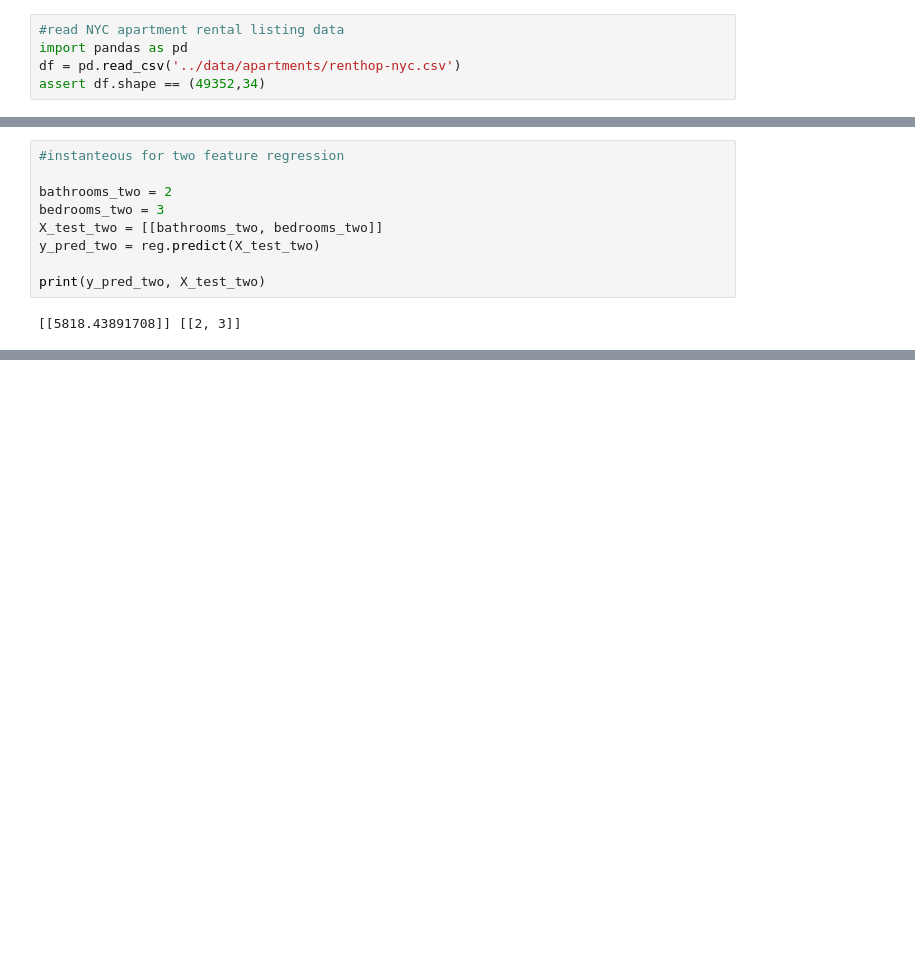
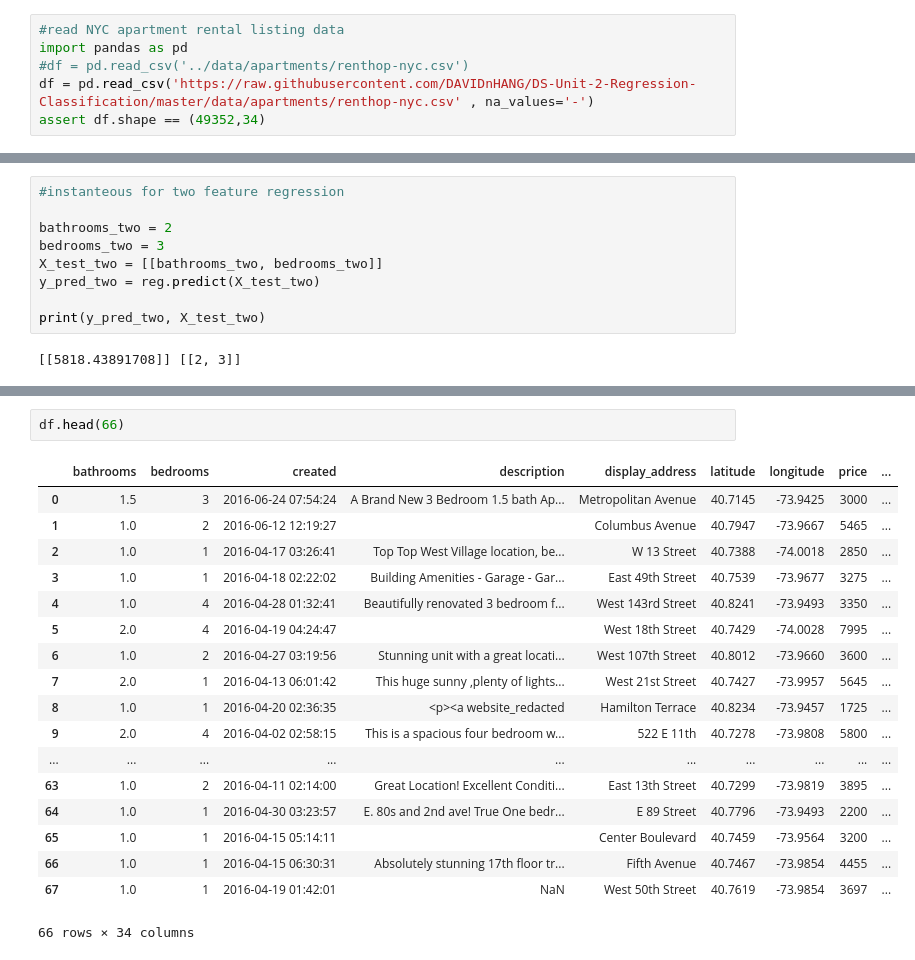
Before and after one commit to DAVIDnHANG/DS-Unit-2-Regression-Classification, a Jupyter notebook: module1/Unit2_RegressionClassification_ipynb_TurnIN.ipynb, the cells around one changed output, grey strips where cells are left out. Drawn from its saved outputs; the diff is of its cells as text; blank space fills up the shorter version.

```diff
--- a/module1/Unit2_RegressionClassification_ipynb_TurnIN.ipynb
+++ b/module1/Unit2_RegressionClassification_ipynb_TurnIN.ipynb
@@ -68,7 +73,8 @@ warnings.filterwarnings(action='ignore', category=FutureWarning, module='numpy')
 # %%
 #read NYC apartment rental listing data
 import pandas as pd
-df = pd.read_csv('../data/apartments/renthop-nyc.csv')
+#df = pd.read_csv('../data/apartments/renthop-nyc.csv')
+df = pd.read_csv('https://raw.githubusercontent.com/DAVIDnHANG/DS-Unit-2-Regression-Classification/master/data/apartments/renthop-nyc.csv' , na_values='-')
 assert df.shape == (49352,34)
 # %%
 #extreme price 1375 <= x <= 15500
@@ -171,0 +191,21 @@ predictMulti([2,3])
+# %%
+df.head(66)
+# %% [output]
+|  | bathrooms | bedrooms | created | description | display_address | latitude | longitude | price | ... |
+| 0 | 1.5 | 3 | 2016-06-24 07:54:24 | A Brand New 3 Bedroom 1.5 bath Ap... | Metropolitan Avenue | 40.7145 | -73.9425 | 3000 | ... |
+| 1 | 1.0 | 2 | 2016-06-12 12:19:27 |  | Columbus Avenue | 40.7947 | -73.9667 | 5465 | ... |
+| 2 | 1.0 | 1 | 2016-04-17 03:26:41 | Top Top West Village location, be... | W 13 Street | 40.7388 | -74.0018 | 2850 | ... |
+| 3 | 1.0 | 1 | 2016-04-18 02:22:02 | Building Amenities - Garage - Gar... | East 49th Street | 40.7539 | -73.9677 | 3275 | ... |
+| 4 | 1.0 | 4 | 2016-04-28 01:32:41 | Beautifully renovated 3 bedroom f... | West 143rd Street | 40.8241 | -73.9493 | 3350 | ... |
+| 5 | 2.0 | 4 | 2016-04-19 04:24:47 |  | West 18th Street | 40.7429 | -74.0028 | 7995 | ... |
+| 6 | 1.0 | 2 | 2016-04-27 03:19:56 | Stunning unit with a great locati... | West 107th Street | 40.8012 | -73.9660 | 3600 | ... |
+| 7 | 2.0 | 1 | 2016-04-13 06:01:42 | This huge sunny ,plenty of lights... | West 21st Street | 40.7427 | -73.9957 | 5645 | ... |
+| 8 | 1.0 | 1 | 2016-04-20 02:36:35 | <p><a website_redacted | Hamilton Terrace | 40.8234 | -73.9457 | 1725 | ... |
+| 9 | 2.0 | 4 | 2016-04-02 02:58:15 | This is a spacious four bedroom w... | 522 E 11th | 40.7278 | -73.9808 | 5800 | ... |
+| ... | ... | ... | ... | ... | ... | ... | ... | ... | ... |
+| 63 | 1.0 | 2 | 2016-04-11 02:14:00 | Great Location! Excellent Conditi... | East 13th Street | 40.7299 | -73.9819 | 3895 | ... |
+| 64 | 1.0 | 1 | 2016-04-30 03:23:57 | E. 80s and 2nd ave! True One bedr... | E 89 Street | 40.7796 | -73.9493 | 2200 | ... |
+| 65 | 1.0 | 1 | 2016-04-15 05:14:11 |  | Center Boulevard | 40.7459 | -73.9564 | 3200 | ... |
+| 66 | 1.0 | 1 | 2016-04-15 06:30:31 | Absolutely stunning 17th floor tr... | Fifth Avenue | 40.7467 | -73.9854 | 4455 | ... |
+| 67 | 1.0 | 1 | 2016-04-19 01:42:01 | NaN | West 50th Street | 40.7619 | -73.9854 | 3697 | ... |
+66 rows × 34 columns
```
Also changed, not shown: parts of 16 cells of this notebook.
